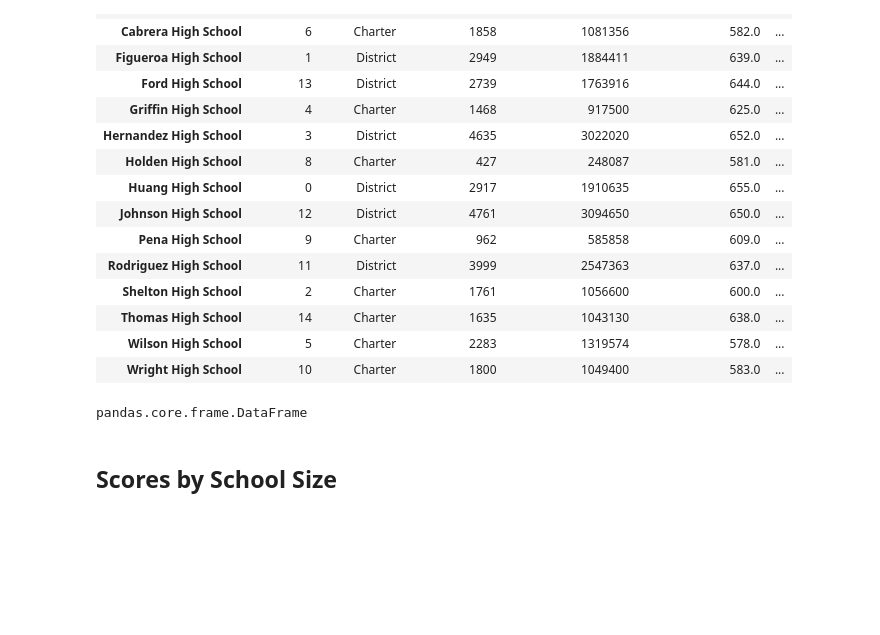
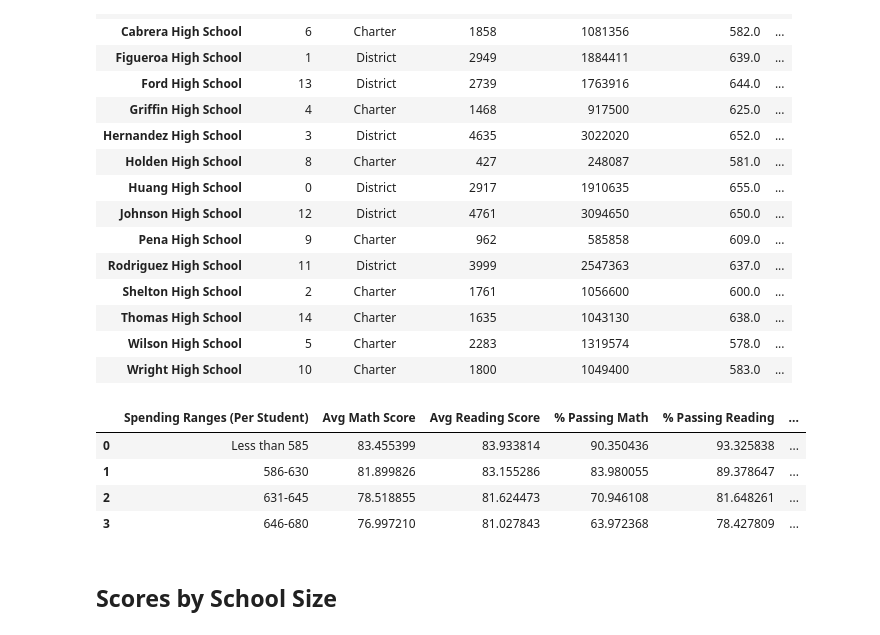
Before and after one commit to sweeneygood/pandas-challenge, a Jupyter notebook: PyCitySchools_starter.ipynb, the cells around one changed output. Drawn from its saved outputs; the diff is of its cells as text; code cells hidden in the pictures; blank space fills up the shorter version.

Commit message:
Binning and group by challenges

```diff
--- a/PyCitySchools_starter.ipynb
+++ b/PyCitySchools_starter.ipynb
@@ -301,17 +327,28 @@ school_summary
 | Wilson High School | 5 | Charter | 2283 | 1319574 | 578.0 | ... |
 | Wright High School | 10 | Charter | 1800 | 1049400 | 583.0 | ... |
 # %%
-#Average math score grouoped by Spending Ranges
-school_summary_grouped_m = school_summary.groupby(["Spending Ranges (Per Student)"])["Avg Math Score"].mean().reset_index()
-school_summary_grouped_r = school_summary.groupby(["Spending Ranges (Per Student)"])["Avg Reading Score"].mean().reset_index()
+#All metrics by Spending Ranges
+school_summary_grouped = school_summary.groupby(["Spending Ranges (Per Student)"])["Avg Math Score"].mean().reset_index()
 
-school_summary_grouped = school_summary.groupby(["Spending Ranges (Per Student)"])["% Passing Math"].mean().reset_index()
-school_summary_grouped = school_summary.groupby(["Spending Ranges (Per Student)"])["% Passing Reading"].mean().reset_index()
-school_summary_grouped = school_summary.groupby(["Spending Ranges (Per Student)"])["% Overall Passing"].mean().reset_index()
+school_summary_grouped_df = school_summary.groupby(["Spending Ranges (Per Student)"])["Avg Reading Score"].mean().reset_index()
+school_summary_grouped = pd.merge(school_summary_grouped, school_summary_grouped_df, on=["Spending Ranges (Per Student)", "Spending Ranges (Per Student)"])
+
+school_summary_grouped_df = school_summary.groupby(["Spending Ranges (Per Student)"])["% Passing Math"].mean().reset_index()
+school_summary_grouped = pd.merge(school_summary_grouped, school_summary_grouped_df, on=["Spending Ranges (Per Student)", "Spending Ranges (Per Student)"])
+
+school_summary_grouped_df = school_summary.groupby(["Spending Ranges (Per Student)"])["% Passing Reading"].mean().reset_index()
+school_summary_grouped = pd.merge(school_summary_grouped, school_summary_grouped_df, on=["Spending Ranges (Per Student)", "Spending Ranges (Per Student)"])
+
+school_summary_grouped_df = school_summary.groupby(["Spending Ranges (Per Student)"])["% Overall Passing"].mean().reset_index()
+school_summary_grouped = pd.merge(school_summary_grouped, school_summary_grouped_df, on=["Spending Ranges (Per Student)", "Spending Ranges (Per Student)"])
 
 
-type(school_summary_grouped)
+school_summary_grouped
 # %% [output]
-pandas.core.frame.DataFrame
+|  | Spending Ranges (Per Student) | Avg Math Score | Avg Reading Score | % Passing Math | % Passing Reading | ... |
+| 0 | Less than 585 | 83.455399 | 83.933814 | 90.350436 | 93.325838 | ... |
+| 1 | 586-630 | 81.899826 | 83.155286 | 83.980055 | 89.378647 | ... |
+| 2 | 631-645 | 78.518855 | 81.624473 | 70.946108 | 81.648261 | ... |
+| 3 | 646-680 | 76.997210 | 81.027843 | 63.972368 | 78.427809 | ... |
 # %% [markdown]
 ## Scores by School Size
```
Also changed, not shown: parts of 8 cells of this notebook.
